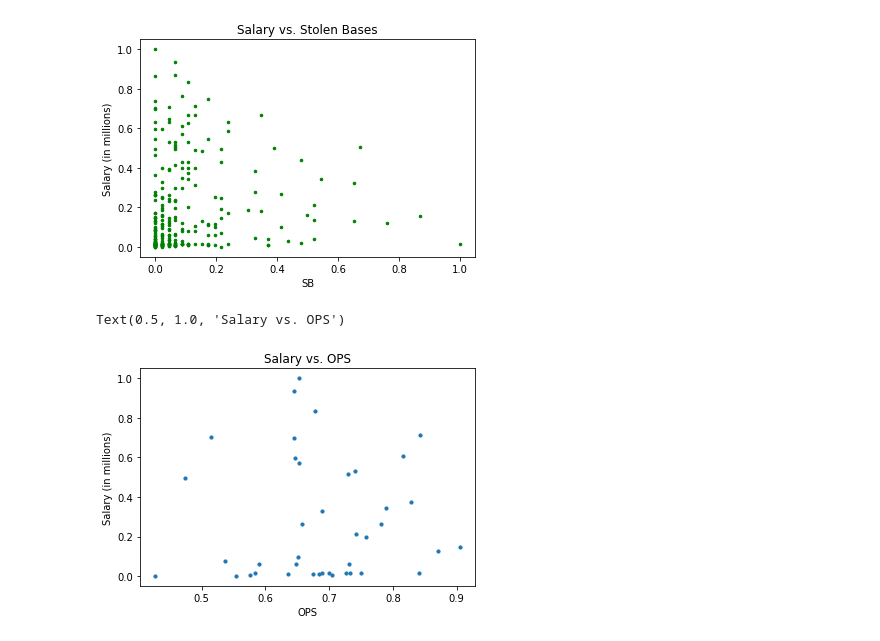
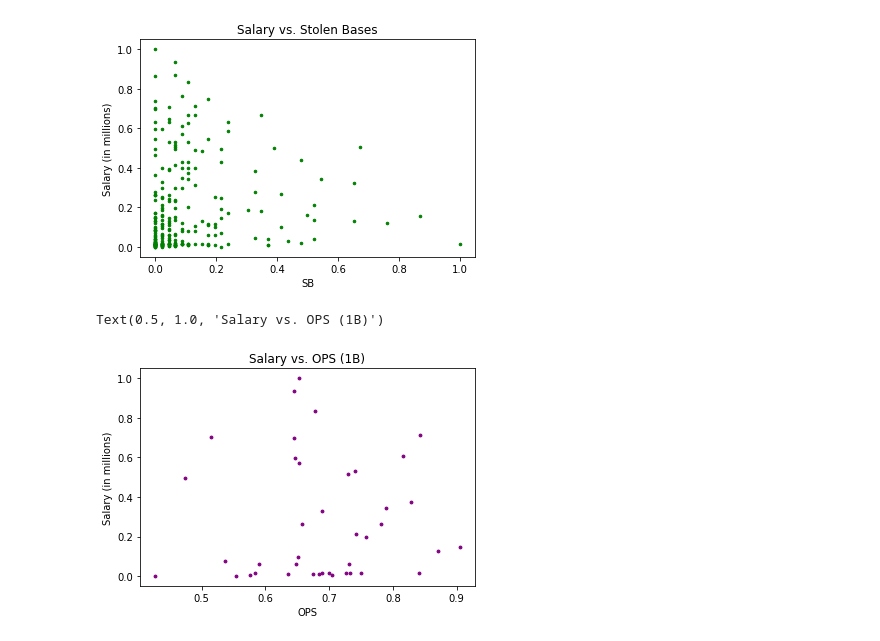
Before and after one commit to mnocerino23/MLB-Salary-Regressions, a Jupyter notebook: position_players.ipynb, the cells around one changed output. Saved outputs shown, nothing was run; the diff lists cells and outputs as text; code cells hidden in the pictures.

```diff
--- a/position_players.ipynb
+++ b/position_players.ipynb
@@ -173,16 +176,17 @@ plt.title('Salary vs. Stolen Bases')
 Text(0.5, 1.0, 'Salary vs. Stolen Bases')
 [figure]
 # %%
-#We will start by doing position wide visualizations to see what features contribute to salary
+#We will start by doing position wide visualizations to see what features contribute to salary.
+#We continue to use the .loc function to filter our results
 import matplotlib.pyplot as plt
 first_base = stats_normalized.loc[(stats_normalized['position_1B'] == 1) & (stats_normalized['Rookie contract'] == 0)]
 
 x = first_base['ops']
 y = first_base['salary']
-plt.scatter(x,y,s=10)
+plt.scatter(x,y,s=8, color = 'purple')
 plt.xlabel('OPS')
 plt.ylabel('Salary (in millions)')
-plt.title('Salary vs. OPS')
+plt.title('Salary vs. OPS (1B)')
 # %% [output]
-Text(0.5, 1.0, 'Salary vs. OPS')
+Text(0.5, 1.0, 'Salary vs. OPS (1B)')
-[figure, old version]
+[figure, new version]
```
Also changed, not shown: parts of 26 cells of this notebook.
